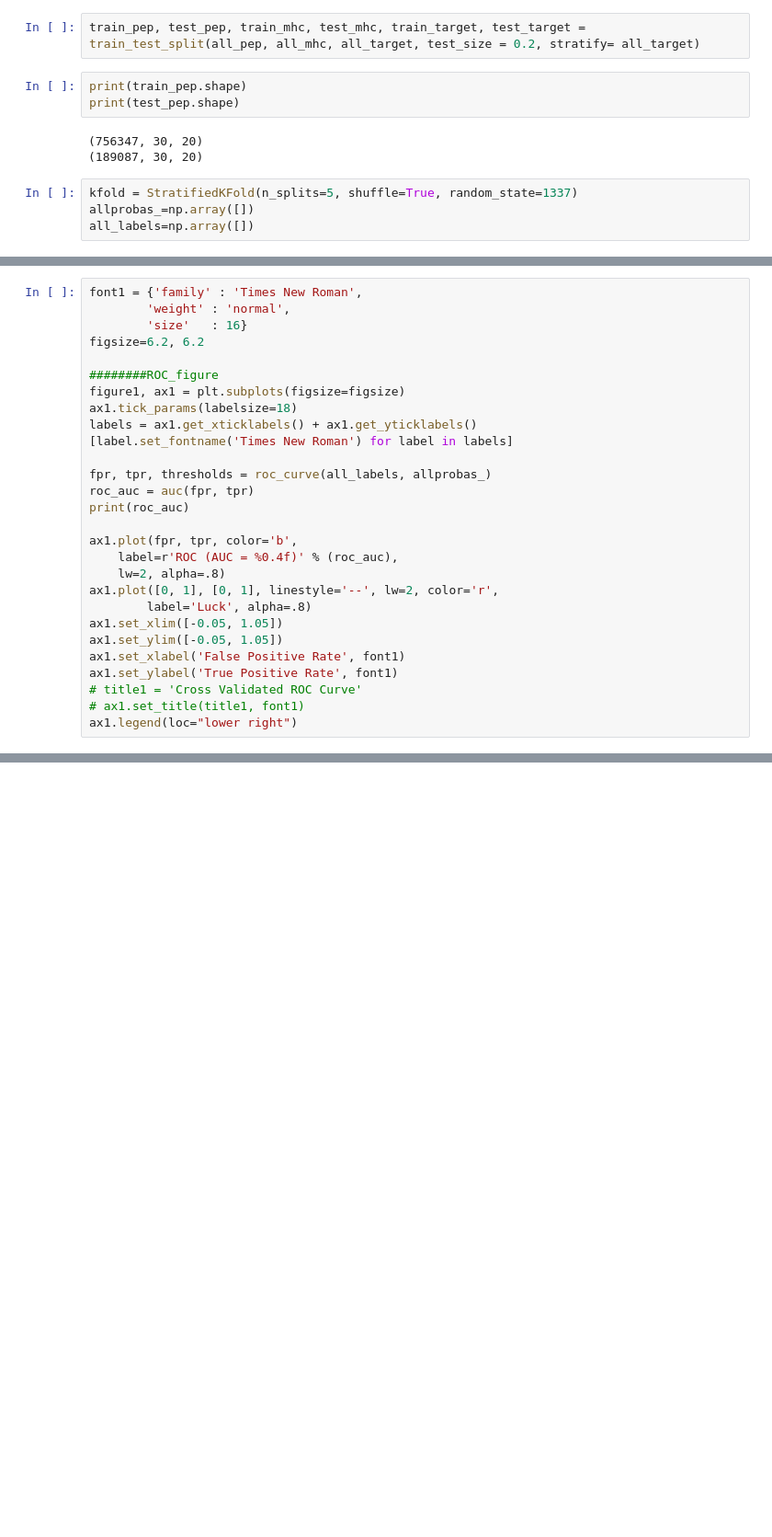
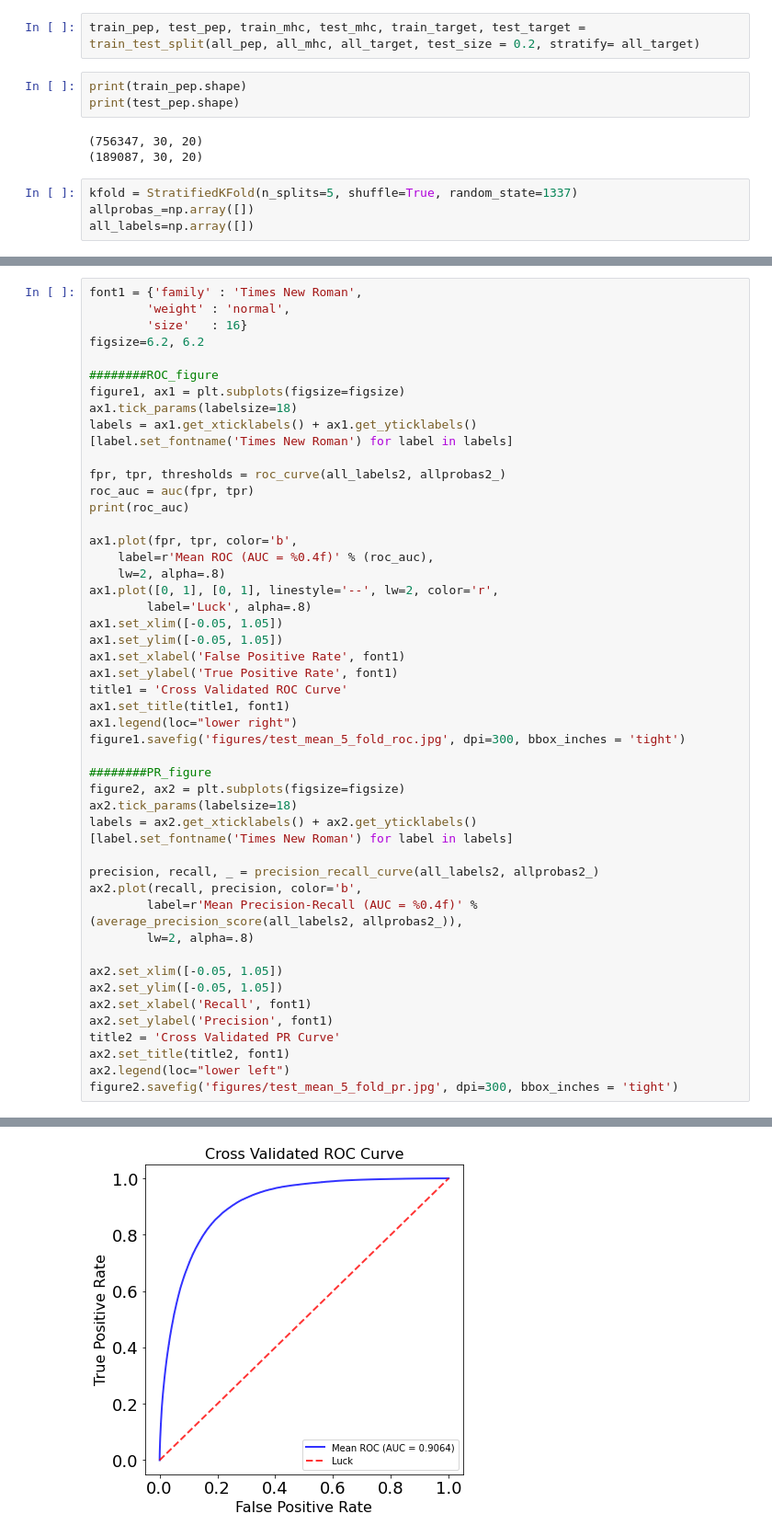
Before and after one commit to jjia1/viralepitope, a Jupyter notebook: ViralEpitopeModel.ipynb, the cells around one changed output, grey strips where cells are left out. Shown at 92% size. Saved outputs shown, nothing was run; the diff lists cells and outputs as text; blank space fills up the shorter version.

```diff
--- a/ViralEpitopeModel.ipynb
+++ b/ViralEpitopeModel.ipynb
@@ -292,12 +505,12 @@ ax1.tick_params(labelsize=18)
 labels = ax1.get_xticklabels() + ax1.get_yticklabels()
 [label.set_fontname('Times New Roman') for label in labels]
 
-fpr, tpr, thresholds = roc_curve(all_labels, allprobas_)
+fpr, tpr, thresholds = roc_curve(all_labels2, allprobas2_)
 roc_auc = auc(fpr, tpr)
 print(roc_auc)
 
 ax1.plot(fpr, tpr, color='b',
-    label=r'ROC (AUC = %0.4f)' % (roc_auc),
+    label=r'Mean ROC (AUC = %0.4f)' % (roc_auc),
     lw=2, alpha=.8)
 ax1.plot([0, 1], [0, 1], linestyle='--', lw=2, color='r',
         label='Luck', alpha=.8)
@@ -305,6 +518,28 @@ ax1.set_xlim([-0.05, 1.05])
 ax1.set_ylim([-0.05, 1.05])
 ax1.set_xlabel('False Positive Rate', font1)
 ax1.set_ylabel('True Positive Rate', font1)
-# title1 = 'Cross Validated ROC Curve'
-# ax1.set_title(title1, font1)
+title1 = 'Cross Validated ROC Curve'
+ax1.set_title(title1, font1)
 ax1.legend(loc="lower right")
+figure1.savefig('figures/test_mean_5_fold_roc.jpg', dpi=300, bbox_inches = 'tight')
+
+########PR_figure
+figure2, ax2 = plt.subplots(figsize=figsize)
+ax2.tick_params(labelsize=18)
+labels = ax2.get_xticklabels() + ax2.get_yticklabels()
+[label.set_fontname('Times New Roman') for label in labels]
+
+precision, recall, _ = precision_recall_curve(all_labels2, allprobas2_)
+ax2.plot(recall, precision, color='b',
+        label=r'Mean Precision-Recall (AUC = %0.4f)' % (average_precision_score(all_labels2, allprobas2_)),
+        lw=2, alpha=.8)
+
+ax2.set_xlim([-0.05, 1.05])
+ax2.set_ylim([-0.05, 1.05])
+ax2.set_xlabel('Recall', font1)
+ax2.set_ylabel('Precision', font1)
+title2 = 'Cross Validated PR Curve'
+ax2.set_title(title2, font1)
+ax2.legend(loc="lower left")
+figure2.savefig('figures/test_mean_5_fold_pr.jpg', dpi=300, bbox_inches = 'tight')
+# %% [output]
@@ -310,0 +547 @@ ax1.legend(loc="lower right")
+[figure, added]
```
Also changed, not shown: parts of 15 cells of this notebook, 1 other file.
